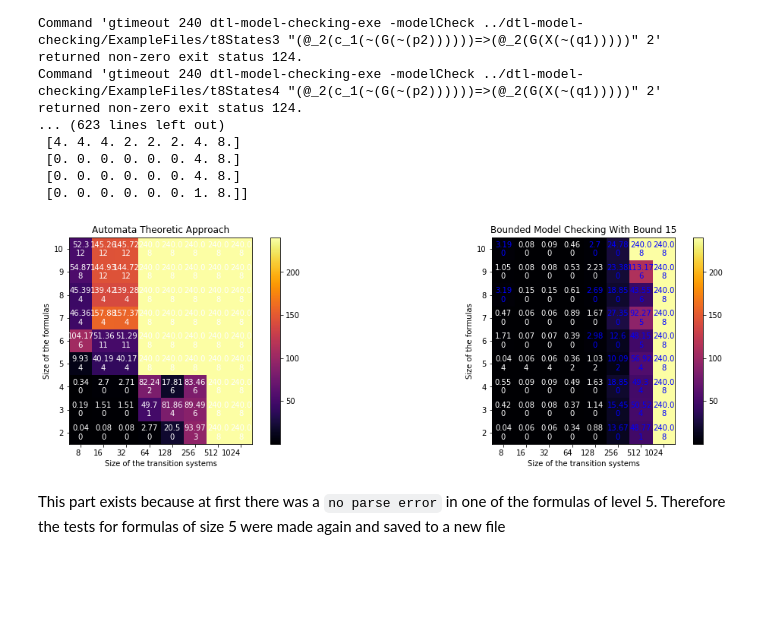
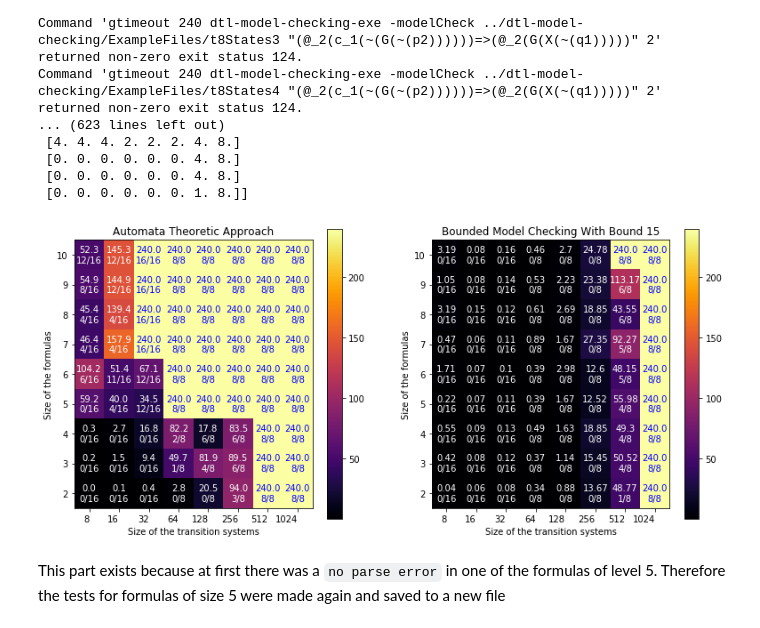
Before and after one commit to AugustoPeres/DTL-Model-Checking, a Jupyter notebook: plots/Untitled.ipynb, the cells around one changed output. Saved outputs shown, nothing was run; the diff lists cells and outputs as text; code cells hidden in the pictures; blank space fills up the shorter version.

Commit message:
changes to get the proper plots before vacations

```diff
--- a/plots/Untitled.ipynb
+++ b/plots/Untitled.ipynb
@@ -170,22 +171,18 @@ Command 'gtimeout 240 dtl-model-checking-exe -modelCheck ../dtl-model-checking/E
 sizeOfFormulas = list(reversed(['2', '3', '4', '5', '6', '7', '8', '9', '10']))
 sizeOfTransitionSystems = ['8', '16', '32', '64', '128', '256', '512', '1024']
 
-# quick example instances
-times = np.array([[ 0.37484048,  3.52231947,  3.38275967, 24.01992316],
-                  [ 0.22080506,  2.2404991 ,  1.97254386, 22.97497471],
-                  [ 0.06844611,  0.08082539,  0.08530775,  3.47099287]])
+tA = np.loadtxt('timesA1595933449.1204438.csv', delimiter=',')
+tB = np.loadtxt('timesB1595933449.1204438.csv', delimiter=',')
 
-timeouts = np.array([[0., 0., 0., 4.],
-                     [0., 0., 0., 2.],
-                     [0., 0., 0., 0.]])
-
+toA = np.loadtxt('timesoutsA1595933449.1204438.csv', delimiter=',')
+toB = np.loadtxt('timesoutsB1595933449.1204438.csv', delimiter=',')
 
 text_colors = ['w', 'b']
-thresholdA = 3
-thresholdB = 0.01
+thresholdA = 0.7
+thresholdB = 0.5
 
 fig, (ax1, ax2) = plt.subplots(ncols = 2)
-fig.set_size_inches(18.3, 5, forward=True)
+fig.set_size_inches(2.2*6, 1*6, forward=True)
 ax1.set_title('Automata Theoretic Approach')
 ax2.set_title('Bounded Model Checking With Bound 15')
 ax1.set_xlabel('Size of the transition systems')
@@ -194,9 +191,10 @@ ax2.set_xlabel('Size of the transition systems')
 ax2.set_ylabel('Size of the formulas')
 
 
+
 # Plotting the times for the Automata Theoretic Approach
 
-im1 = ax1.imshow(timesA, cmap=plt.cm.inferno)
+im1 = ax1.imshow(tA, cmap=plt.cm.inferno)
 
 # We want to show all ticks...
 ax1.set_xticks(np.arange(len(sizeOfTransitionSystems)))
@@ -210,40 +208,41 @@ plt.setp(ax1.get_xticklabels(), ha="right",
          rotation_mode="anchor")
 
 # Loop over data dimensions and create text annotations.
 for i in range(len(sizeOfFormulas)):
     for j in range(len(sizeOfTransitionSystems)):
-        text = ax1.text(j, i, str(round(timesA[i, j], 2)) +"\n" + str(int(time_outsA[i, j])),
-                       ha="center", va="center", color=text_colors[int(im1.norm(timesA[i, j]) > thresholdA)])
+        text = ax1.text(j, i, str(round(tA[i, j], 1)) +"\n" + str(int(toA[i, j])) + "/" + str(len(allFormulas[i])*len(allDTSs[j])),
+                       ha="center", va="center", color=text_colors[int(im1.norm(tA[i, j]) > thresholdA)])
 
 
 # Plotting the times for the bounded model checking
-im2 = ax2.imshow(timesB, cmap=plt.cm.inferno)
+im2 = ax2.imshow(tB, cmap=plt.cm.inferno)
 
 # We want to show all ticks...
 ax2.set_xticks(np.arange(len(sizeOfTransitionSystems)))
 ax2.set_yticks(np.arange(len(sizeOfFormulas)))
 # ... and label them with the respective list entries
 ax2.set_xticklabels(sizeOfTransitionSystems)
 ax2.set_yticklabels(sizeOfFormulas)
 
 # Rotate the tick labels and set their alignment.
 plt.setp(ax2.get_xticklabels(), ha="right",
          rotation_mode="anchor")
 
 # Loop over data dimensions and create text annotations.
 for i in range(len(sizeOfFormulas)):
     for j in range(len(sizeOfTransitionSystems)):
-        text = ax2.text(j, i, str(round(timesB[i, j], 2)) +"\n" + str(int(time_outsB[i, j])),
-                       ha="center", va="center", color=text_colors[int(im2.norm(timesB[i, j]) > thresholdB)])
+        text = ax2.text(j, i, str(round(tB[i, j], 2)) +"\n" + str(int(toB[i, j])) + "/" + str(len(allFormulas[i])*len(allDTSs[j])),
+                       ha="center", va="center", color=text_colors[int(im2.norm(tB[i, j]) > thresholdB)])
 
 
 # adding a color bar
 #cbar_ax = fig.add_axes([0.92, 0.15, 0.01, 0.7])
 cbarA = fig.colorbar(im1, ax = ax1)
 cbarB = fig.colorbar(im2, ax = ax2)
-plt.show()
+#plt.show()
+plt.savefig('benchmarks.jpg', bbox_inches='tight')
 # %% [output]
-[figure, old version]
+[figure, new version]
 # %%
 def parse_result_command_classical(formula, trfile):
     command = "gtimeout " + str(timeoutvalue) + " dtl-model-checking-exe -modelCheck {i} \"{j}\" 2".format(j=formula, i=trfile)
```
Also changed, not shown: parts of 1 cell of this notebook, 2 other files.
